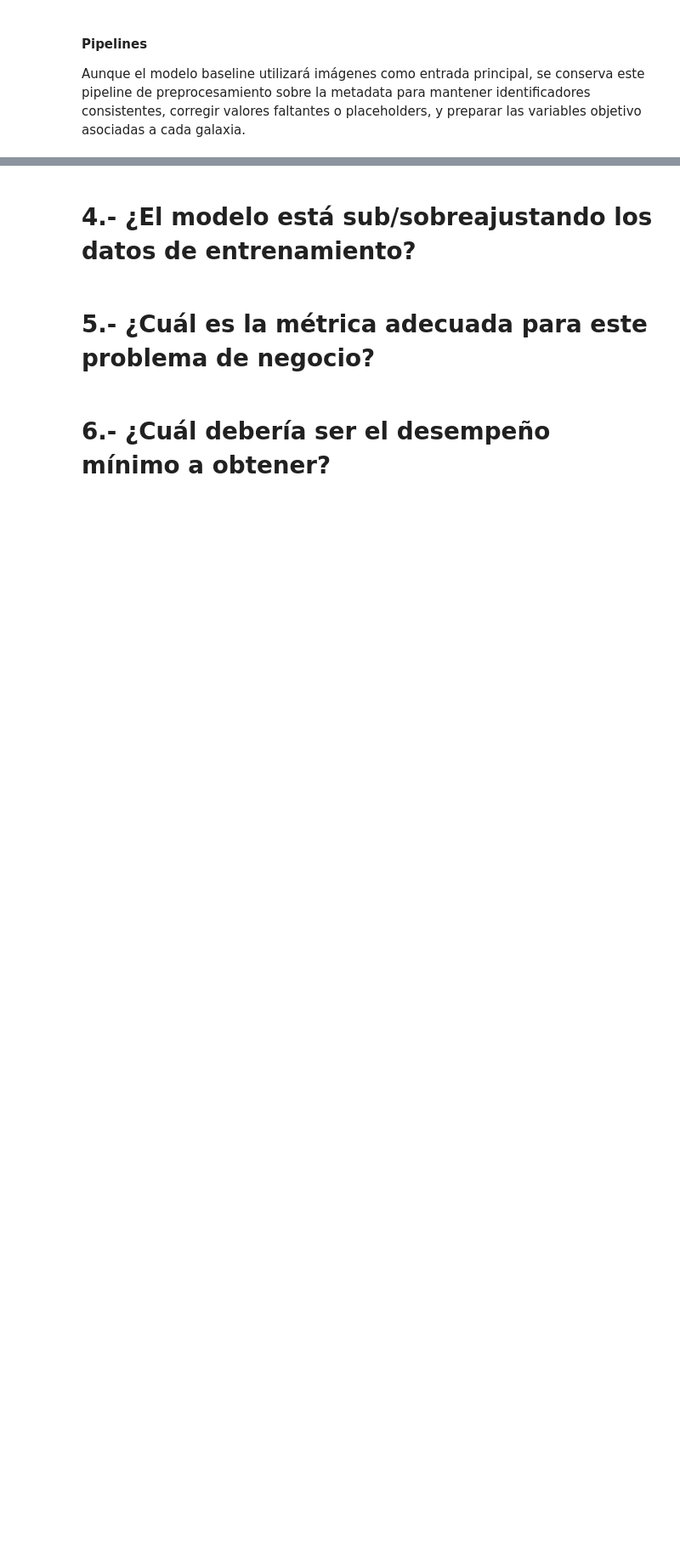
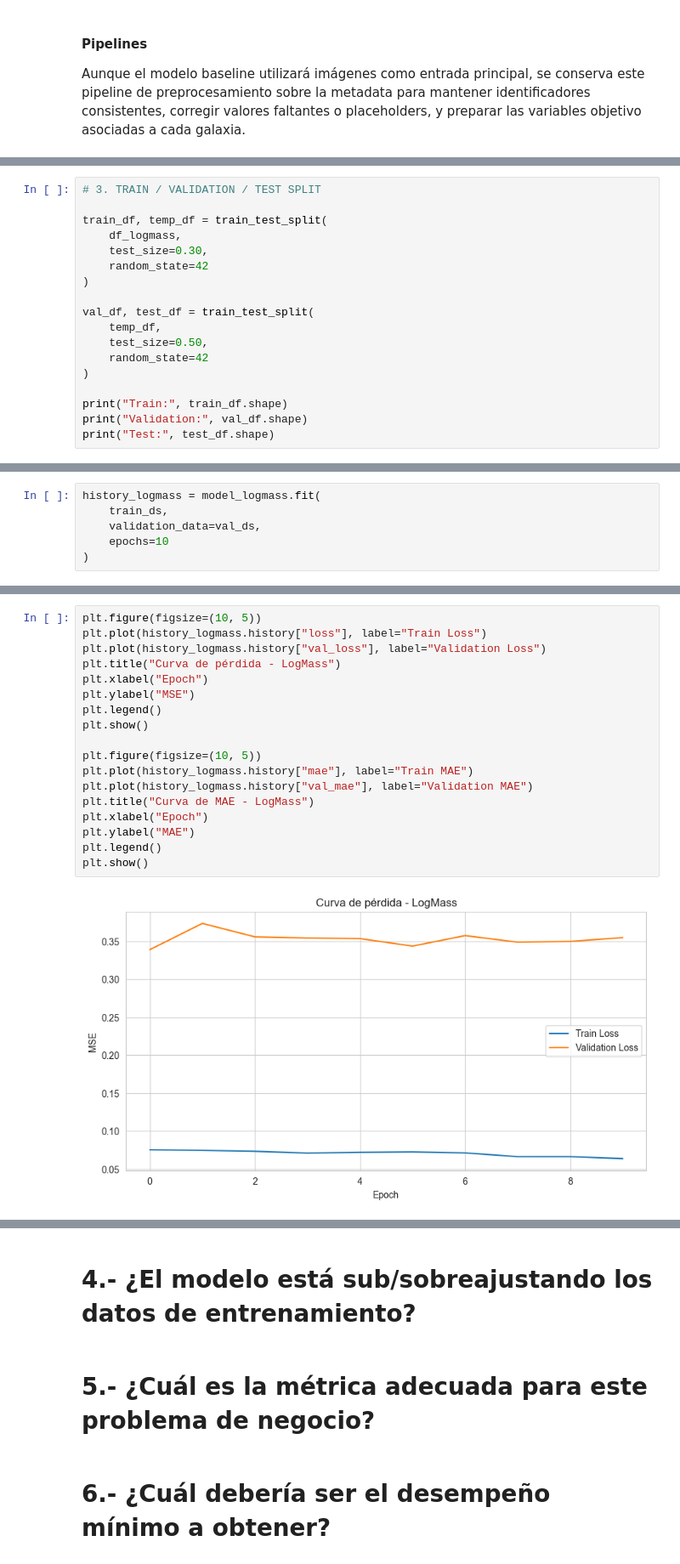
Before and after one commit to GusMorales14/Avance3.-61, a Jupyter notebook: Avance3.61.ipynb, the cells around one changed output, grey strips where cells are left out. Shown at 85% size. Drawn from its saved outputs; the diff is of its cells as text; blank space fills up the shorter version.

Commit message:
Modelo LogMass

```diff
--- a/Avance3.61.ipynb
+++ b/Avance3.61.ipynb
@@ -244,0 +292,18 @@ Shape transformado: (10126, 17)
+# %%
+# 3. TRAIN / VALIDATION / TEST SPLIT
+
+train_df, temp_df = train_test_split(
+    df_logmass,
+    test_size=0.30,
+    random_state=42
+)
+
+val_df, test_df = train_test_split(
+    temp_df,
+    test_size=0.50,
+    random_state=42
+)
+
+print("Train:", train_df.shape)
+print("Validation:", val_df.shape)
+print("Test:", test_df.shape)
@@ -244,0 +399,6 @@ Shape transformado: (10126, 17)
+# %%
+history_logmass = model_logmass.fit(
+    train_ds,
+    validation_data=val_ds,
+    epochs=10
+)
@@ -244,0 +435,20 @@ Shape transformado: (10126, 17)
+# %%
+plt.figure(figsize=(10, 5))
+plt.plot(history_logmass.history["loss"], label="Train Loss")
+plt.plot(history_logmass.history["val_loss"], label="Validation Loss")
+plt.title("Curva de pérdida - LogMass")
+plt.xlabel("Epoch")
+plt.ylabel("MSE")
+plt.legend()
+plt.show()
+
+plt.figure(figsize=(10, 5))
+plt.plot(history_logmass.history["mae"], label="Train MAE")
+plt.plot(history_logmass.history["val_mae"], label="Validation MAE")
+plt.title("Curva de MAE - LogMass")
+plt.xlabel("Epoch")
+plt.ylabel("MAE")
+plt.legend()
+plt.show()
+# %% [output]
+[figure, added]
```
Also changed, not shown: parts of 11 cells of this notebook.
